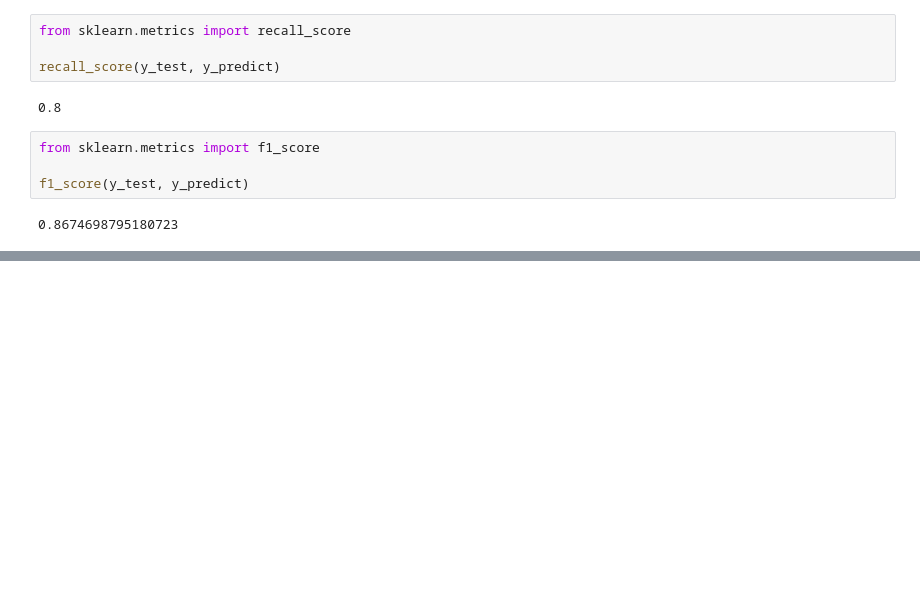
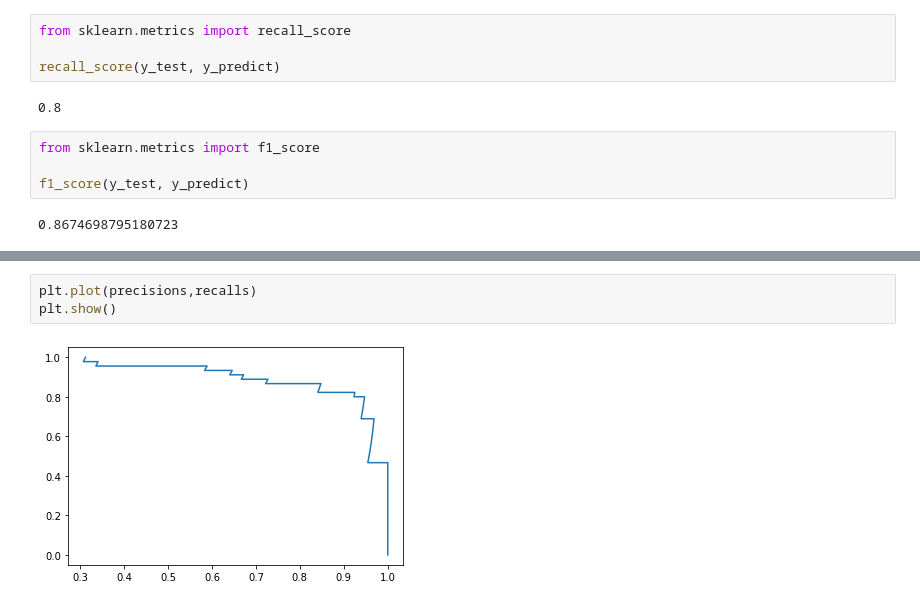
Before and after one commit to Doublc-Qluv/Introduction-to-machine-learning, a Jupyter notebook: 10-ClassificationPerformanceMeasures.ipynb, the cells around one changed output, grey strips where cells are left out. Cells and saved outputs as stored; diff of their text form; blank space fills up the shorter version.

```diff
--- a/10-ClassificationPerformanceMeasures.ipynb
+++ b/10-ClassificationPerformanceMeasures.ipynb
@@ -220,0 +378,5 @@ f1_score(y_test, y_predict)
+# %%
+plt.plot(precisions,recalls)
+plt.show()
+# %% [output]
+[figure, added]
```
Also changed, not shown: parts of 53 cells of this notebook, 7 other files.
